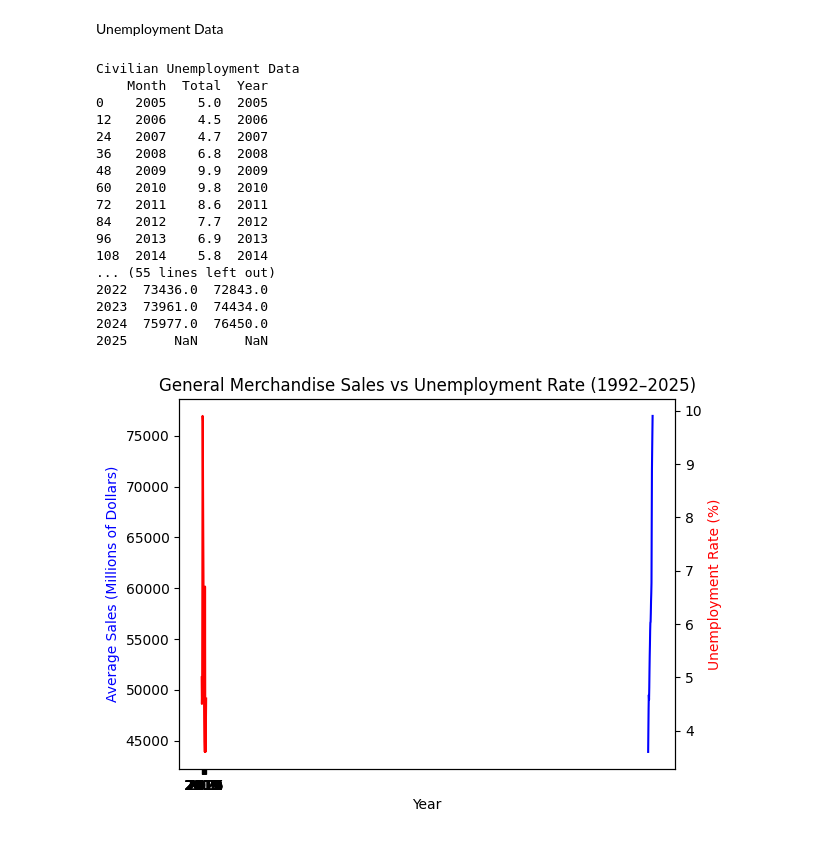
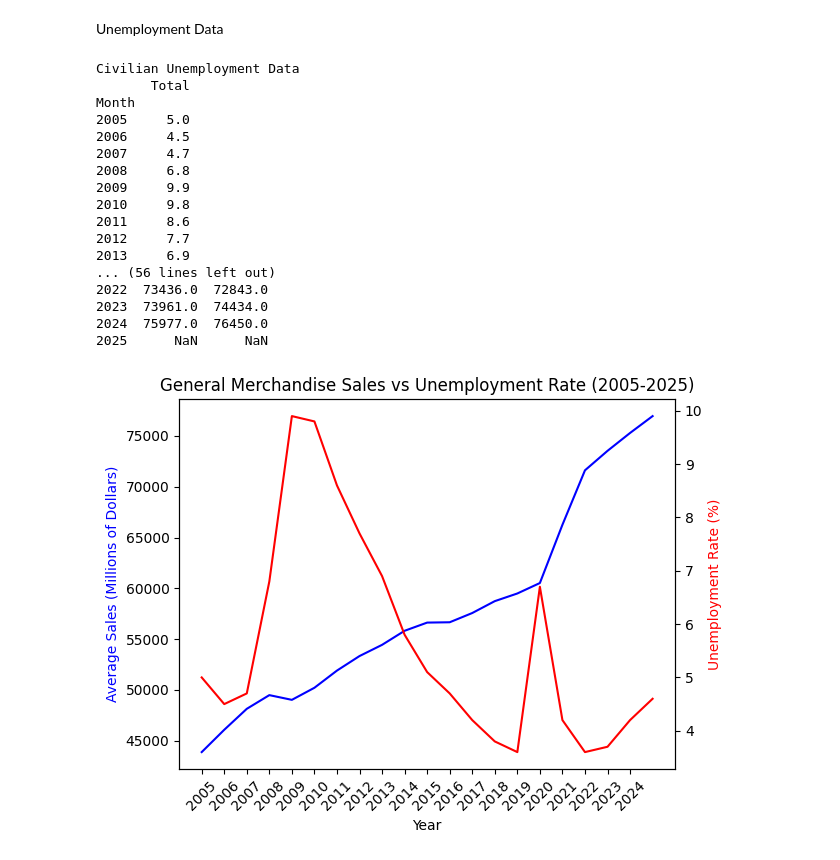
Before and after one commit to AjwadIbnSwalehin/retail-macro-forecasting, a Jupyter notebook: scripts/general_merchandise.ipynb, the cells around one changed output. Drawn from its saved outputs; the diff is of its cells as text; code cells hidden in the pictures.

Commit message:
Fixing graph

```diff
--- a/scripts/general_merchandise.ipynb
+++ b/scripts/general_merchandise.ipynb
@@ -47,17 +48,17 @@ plt.show()
 Unemployment Data
 # %%
 # Only from 2005 - 2025
-unemployment_df = pd.read_csv('c:/Users/Ajwad/OneDrive/Documents/repos/retail-macro-forecasting/data/civilian_unemployment_rate.csv')
+unemployment_df = pd.read_csv('c:/Users/Ajwad/OneDrive/Documents/repos/retail-macro-forecasting/data/civilian_unemployment_rate.csv', index_col = 0)
 
 columns_to_drop = ['Men_20plus', 'Women_20plus', 'Age_16_19', 'White', 'Black', 'Asian', 'Hispanic'] # Columns not needed
 
 # Take from November only because that's when the census is taken for general merchandise
-unemployment_df = unemployment_df[unemployment_df['Month'].str.startswith('Nov')]
+unemployment_df = unemployment_df[unemployment_df.index.str.startswith('Nov')]
 unemployment_df = unemployment_df.drop(columns=columns_to_drop)
 
 # Remove the month name from the column
-unemployment_df['Month'] = unemployment_df['Month'].str[4:]
-unemployment_df['Year'] = unemployment_df['Month'].astype(int) # Convert back to integer
+unemployment_df.index = unemployment_df.index.str[4:]
+unemployment_df.index = unemployment_df.index.astype(int) # Convert back to integer
 
 print("Civilian Unemployment Data")
 print(unemployment_df)
@@ -76,18 +77,18 @@ print("General Merchandise Data")
 print(df)
 # %% [output]
 Civilian Unemployment Data
-    Month  Total  Year
-0    2005    5.0  2005
-12   2006    4.5  2006
-24   2007    4.7  2007
-36   2008    6.8  2008
-48   2009    9.9  2009
-60   2010    9.8  2010
-72   2011    8.6  2011
-84   2012    7.7  2012
-96   2013    6.9  2013
-108  2014    5.8  2014
-... (55 lines left out)
+       Total
+Month
+2005     5.0
+2006     4.5
+2007     4.7
+2008     6.8
+2009     9.9
+2010     9.8
+2011     8.6
+2012     7.7
+2013     6.9
+... (56 lines left out)
 2022  73436.0  72843.0
 2023  73961.0  74434.0
 2024  75977.0  76450.0
@@ -95,19 +96,22 @@ Civilian Unemployment Data
 # %%
 fig, ax1 = plt.subplots()
 
 # Sales (left axis)
 ax1.plot(df.index, yearly_averages, label="Average Sales", color="blue")
 ax1.set_xlabel("Year")
 ax1.set_ylabel("Average Sales (Millions of Dollars)", color="blue")
+ax1.set_xticks(np.arange(2005, 2025, step=1))
 
 # Unemployment (right axis)
 ax2 = ax1.twinx()
-ax2.plot(unemployment_df['Month'], unemployment_df['Total'], label="Unemployment Rate", color="red")
+ax2.plot(unemployment_df.index, unemployment_df['Total'], label="Unemployment Rate", color="red")
 ax2.set_ylabel("Unemployment Rate (%)", color="red")
 
+# Rotate x axis by 45 degrees
+plt.xticks(rotation=45)
 # Title
-plt.title("General Merchandise Sales vs Unemployment Rate (1992–2025)")
+plt.title("General Merchandise Sales vs Unemployment Rate (2005-2025)")
 
 plt.show()
 # %% [output]
-[figure, old version]
+[figure, new version]
```
Also changed, not shown: parts of 1 cell of this notebook.
